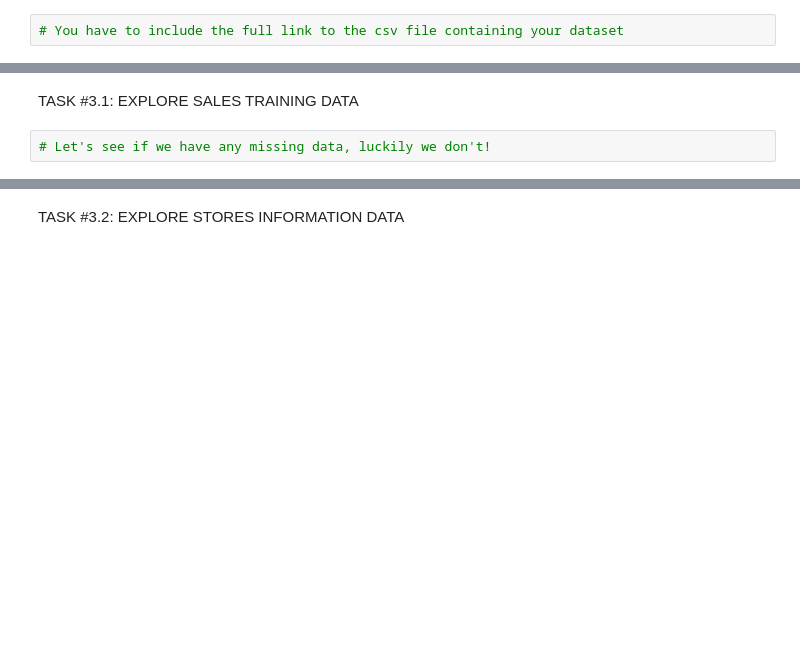
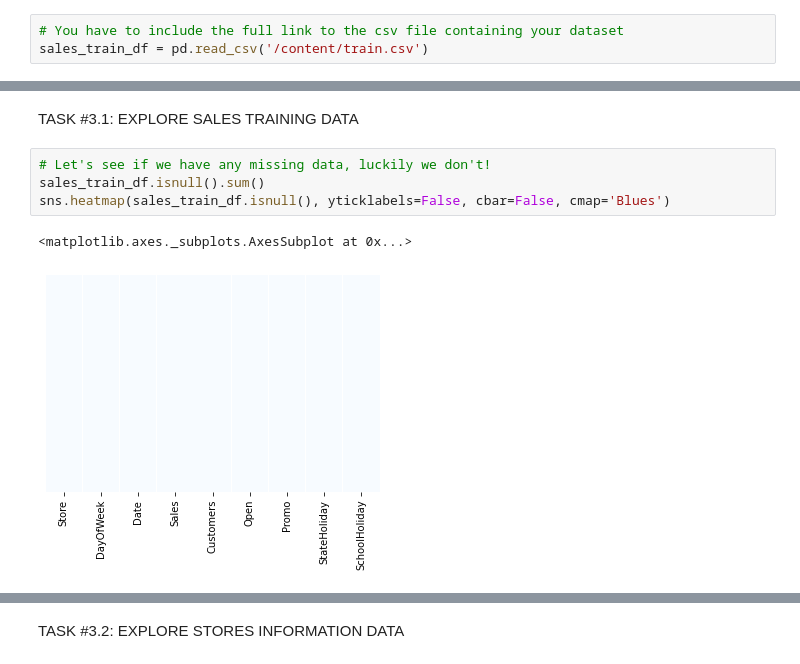
Before and after one commit to aksevenli/Data-Science-for-Business, a Jupyter notebook: Sales_Department_skeleton.ipynb, the cells around one changed output, grey strips where cells are left out. Drawn from its saved outputs; the diff is of its cells as text; blank space fills up the shorter version.

```diff
--- a/Sales_Department_skeleton.ipynb
+++ b/Sales_Department_skeleton.ipynb
@@ -32,6 +41,7 @@
 TASK #2.1: IMPORT SALES TRAINING DATA
 # %%
 # You have to include the full link to the csv file containing your dataset
+sales_train_df = pd.read_csv('/content/train.csv')
 # %%
 sales_train_df.head(5)
 # almost a million observation
@@ -77,6 +164,11 @@ TASK #2.2: IMPORT STORE INFORMATION DATA
 TASK #3.1: EXPLORE SALES TRAINING DATA
 # %%
 # Let's see if we have any missing data, luckily we don't!
+sales_train_df.isnull().sum()
+sns.heatmap(sales_train_df.isnull(), yticklabels=False, cbar=False, cmap='Blues')
+# %% [output]
+<matplotlib.axes._subplots.AxesSubplot at 0x...>
+[figure, added]
 # %%
 # Average 600 customers per day, maximum is 4500 (note that we can't see the outlier at 7388!)
 # Data is equally distibuted across various Days of the week (~150000 observations x 7 day = ~1.1 million observation)
```
Also changed, not shown: parts of 51 cells of this notebook.
